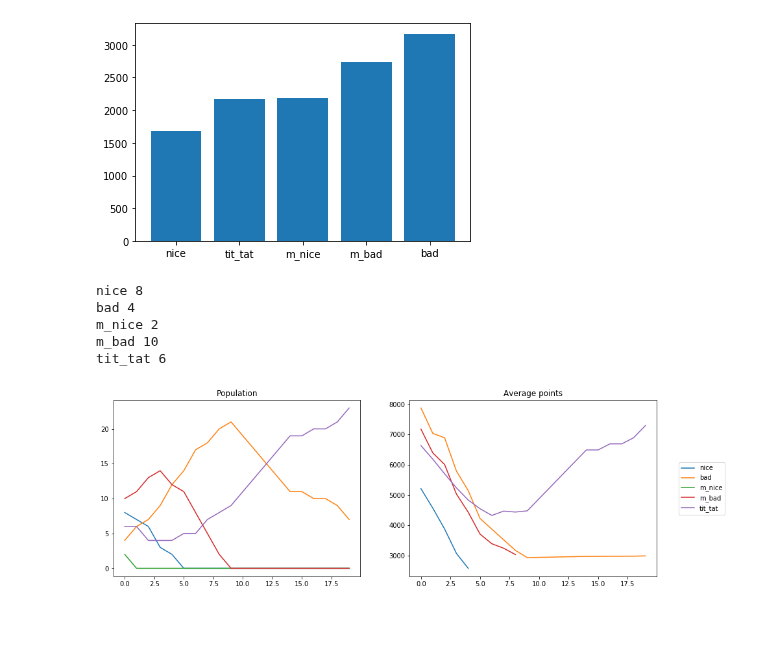
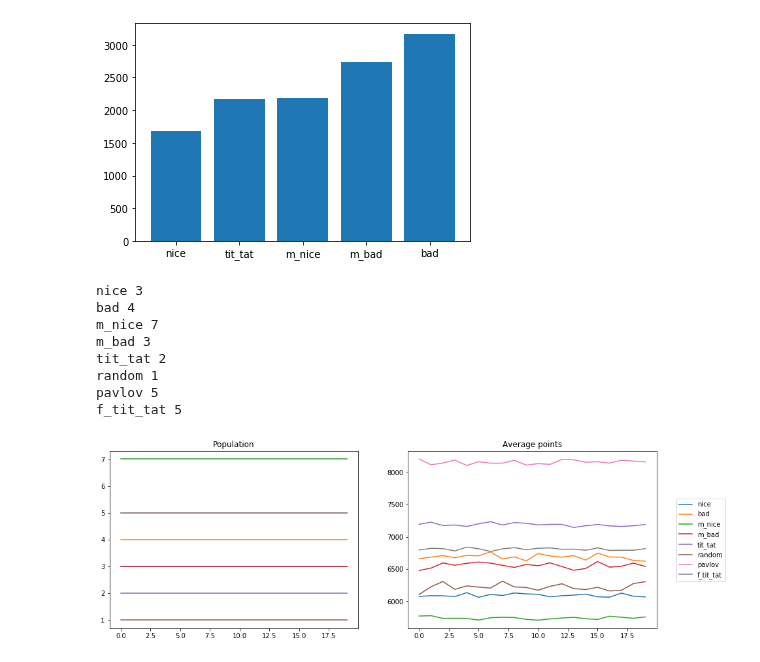
Before and after one commit to luca430/prisoner_dilemma, a Jupyter notebook: Project.ipynb, the cells around one changed output. Drawn from its saved outputs; the diff is of its cells as text; code cells hidden in the pictures; blank space fills up the shorter version.

```diff
--- a/Project.ipynb
+++ b/Project.ipynb
@@ -128,37 +128,40 @@ tit_tat 1
 # %%
 #Point 3)
 
-s = ['nice','bad','m_nice','m_bad','tit_tat']
+s = ['nice','bad','m_nice','m_bad','tit_tat','random','pavlov','f_tit_tat']
 
 #h = [0,1,1,1,1,1,1,4,4,4,4,4,4]
 h = npr.randint(0,len(s),size=30)
 unique, n_strategies = np.unique(h,return_counts=True)
 
 for a,b in zip(unique,n_strategies): print(s[a],b)
 
 iterations = 20
-n_ma3, val_ma3 = pris_dil.tournament(h,'update_2',s,it=iterations)
+n_ma3, val_ma3 = pris_dil.tournament(h,'update_3',s,it=iterations)
 
 val_ma_graph = np.copy(val_ma3)
 val_ma_graph[val_ma_graph == 0] = np.nan
 
 fig3, (ax1,ax2) = plt.subplots(nrows=1,ncols=2,figsize=(15,5))
 
 for i in range(len(s)):
     ax1.plot(np.arange(iterations),n_ma3.T[i])
     ax2.plot(np.arange(iterations),val_ma_graph.T[i],label=s[i])
 
 ax1.set_title('Population')
 ax2.set_title('Average points')
 fig3.legend(loc='center right')
 plt.show()
 # %% [output]
-nice 8
+nice 3
 bad 4
-m_nice 2
-m_bad 10
-tit_tat 6
+m_nice 7
+m_bad 3
+tit_tat 2
+random 1
+pavlov 5
+f_tit_tat 5
-[figure, old version]
+[figure, new version]
 # %%
 #Point 4)
 
```
Also changed, not shown: parts of 4 cells of this notebook, 4 other files.
